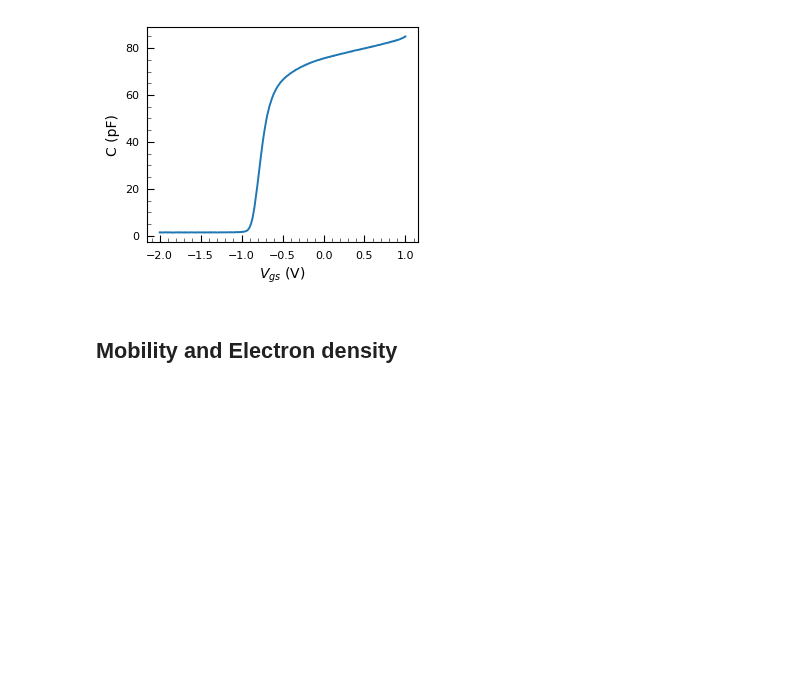
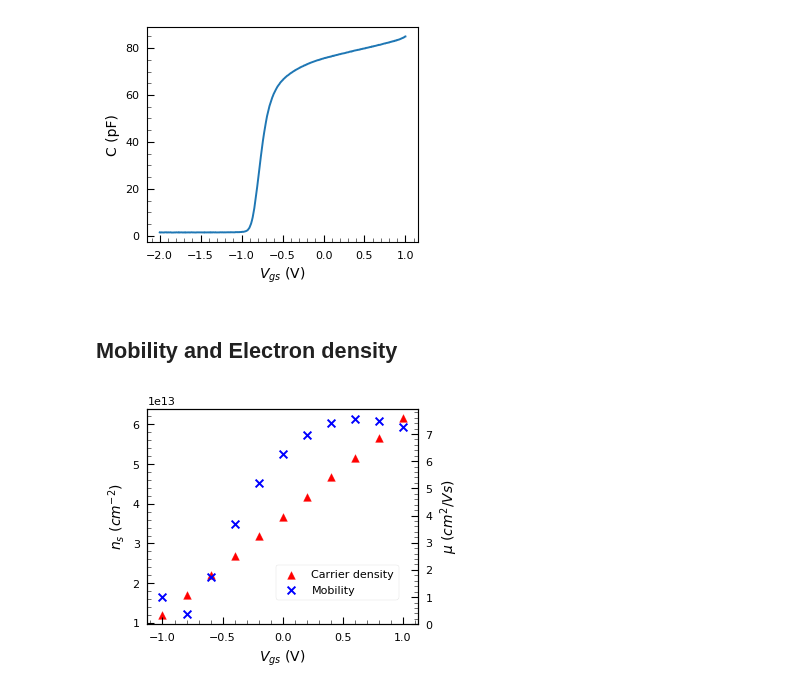
Before and after one commit to prabowobagas/Jupyter-Notebook-Thesis, a Jupyter notebook: Weekly Journal.ipynb, the cells around one changed output. Cells and saved outputs as stored; diff of their text form; code cells hidden in the pictures; blank space fills up the shorter version.

```diff
--- a/Weekly Journal.ipynb
+++ b/Weekly Journal.ipynb
@@ -983,3 +998,31 @@ WARNING *** OLE2 inconsistency: SSCS size is 0 but SSAT size is non-zero
 [figure]
 # %% [markdown]
 ## Mobility and Electron density
+# %%
+import scipy.constants as const
+
+Vds_tuple, Ids_tuple, Vgs_tuple = zip(*V_sat_data)
+epsilon_r = 6.7
+
+fig1, ax1 = plt.subplots()
+n_s = [((const.epsilon_0 * epsilon_r * Vd_sat)/(const.elementary_charge*1.5*10**(-9)))/10000 for Vd_sat in Vds_tuple]
+mu = [(2*(Id_sat*10**(-6)*1.5**(10-9))/(const.epsilon_0*epsilon_r*Vd_sat**2))/10000 for Vd_sat, Id_sat in zip(Vds_tuple, Ids_tuple)]
+ax1.scatter(Vgs_tuple, n_s, marker='^', color='r', label = 'Carrier density')
+ax1.set_xlabel('$V_{gs}$ (V)', fontsize=10)
+ax1.set_ylabel('$n_s$ ($cm^{-2}$)',  fontsize=10)
+ax1.tick_params(axis = 'both', which = 'both', length=5, direction='in')
+ax1.minorticks_on()
+ax1.tick_params(axis='both', which='minor', length=3)
+fig1.set_size_inches(plot_width, plot_height*1.3)
+
+ax2 = ax1.twinx()
+ax2.scatter(Vgs_tuple,mu, marker='x', color='b', label = 'Mobility' )
+ax2.set_ylabel('$\mu$ ($cm^2/Vs$)', fontsize=10)
+ax2.tick_params(axis = 'both', which = 'both', length=5, direction='in')
+ax2.minorticks_on()
+ax2.tick_params(axis='both', which='minor', length=3)
+
+fig1.legend(prop={'size': 8}, loc=1, bbox_to_anchor=(0.95,0.30), bbox_transform=ax1.transAxes)
+# fig1.savefig('Figures\\Mobility_and_Carrier_density.pdf', format='pdf', dpi=300,bbox_inches='tight')
+# %% [output]
+[figure, added]
```
Also changed, not shown: parts of 1 cell of this notebook, 3 other files.
